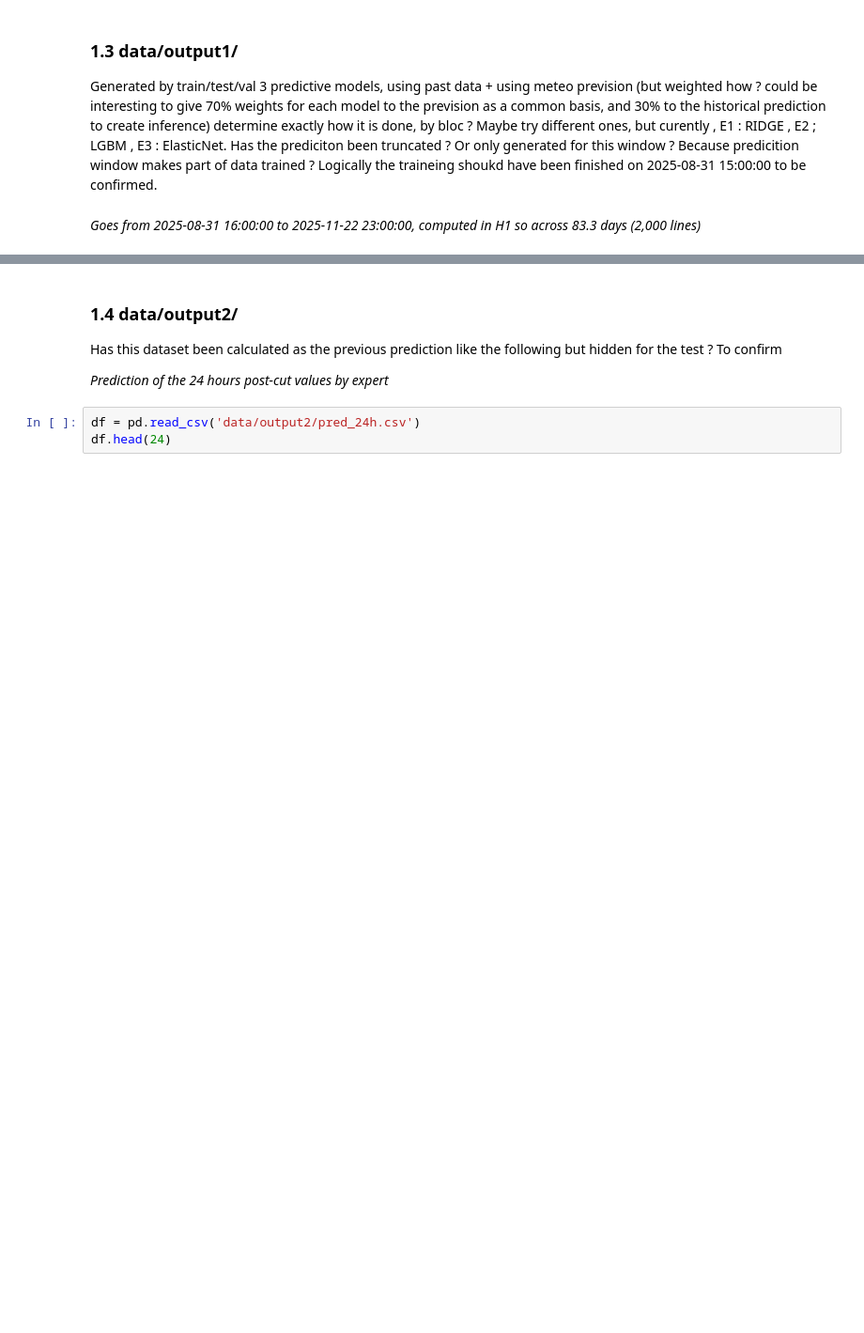
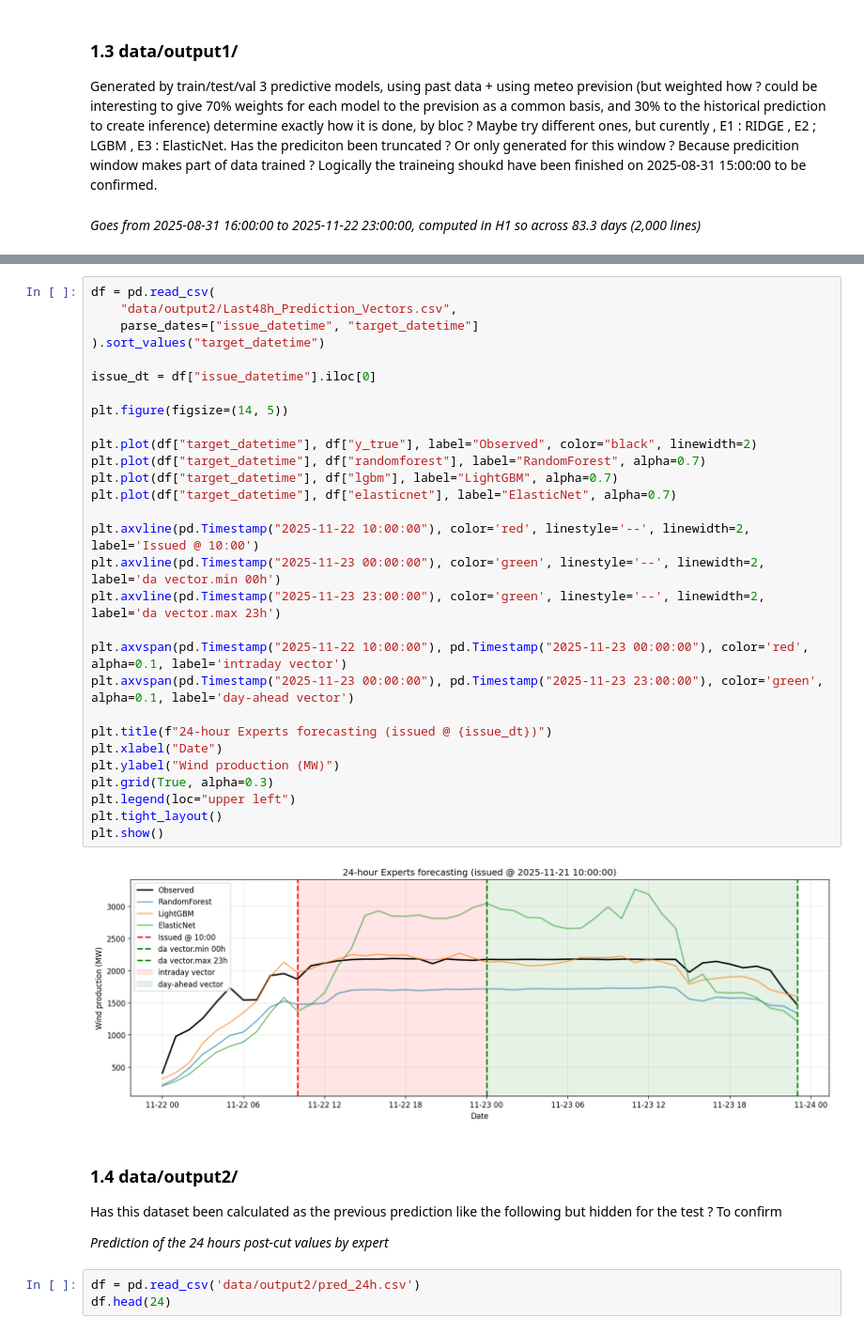
Before and after one commit to alexandremathiasdonnat/Air-Liquide-RD, a Jupyter notebook: dashboard.ipynb, the cells around one changed output, grey strips where cells are left out. Shown at 94% size. Cells and saved outputs as stored; diff of their text form; blank space fills up the shorter version.

```diff
--- a/dashboard.ipynb
+++ b/dashboard.ipynb
@@ -97,3 +140,34 @@ plt.show()
+# %%
+df = pd.read_csv(
+    "data/output2/Last48h_Prediction_Vectors.csv",
+    parse_dates=["issue_datetime", "target_datetime"]
+).sort_values("target_datetime")
+
+issue_dt = df["issue_datetime"].iloc[0]
+
+plt.figure(figsize=(14, 5))
+
+plt.plot(df["target_datetime"], df["y_true"], label="Observed", color="black", linewidth=2)
+plt.plot(df["target_datetime"], df["randomforest"], label="RandomForest", alpha=0.7)
+plt.plot(df["target_datetime"], df["lgbm"], label="LightGBM", alpha=0.7)
+plt.plot(df["target_datetime"], df["elasticnet"], label="ElasticNet", alpha=0.7)
+
+plt.axvline(pd.Timestamp("2025-11-22 10:00:00"), color='red', linestyle='--', linewidth=2, label='Issued @ 10:00')
+plt.axvline(pd.Timestamp("2025-11-23 00:00:00"), color='green', linestyle='--', linewidth=2, label='da vector.min 00h')
+plt.axvline(pd.Timestamp("2025-11-23 23:00:00"), color='green', linestyle='--', linewidth=2, label='da vector.max 23h')
+
+plt.axvspan(pd.Timestamp("2025-11-22 10:00:00"), pd.Timestamp("2025-11-23 00:00:00"), color='red', alpha=0.1, label='intraday vector')
+plt.axvspan(pd.Timestamp("2025-11-23 00:00:00"), pd.Timestamp("2025-11-23 23:00:00"), color='green', alpha=0.1, label='day-ahead vector')
+
+plt.title(f"24-hour Experts forecasting (issued @ {issue_dt})")
+plt.xlabel("Date")
+plt.ylabel("Wind production (MW)")
+plt.grid(True, alpha=0.3)
+plt.legend(loc="upper left")
+plt.tight_layout()
+plt.show()
+# %% [output]
+[figure, added]
 # %% [markdown]
 ### 1.4 data/output2/
 
```
Also changed, not shown: parts of 5 cells of this notebook, 1 other file.
